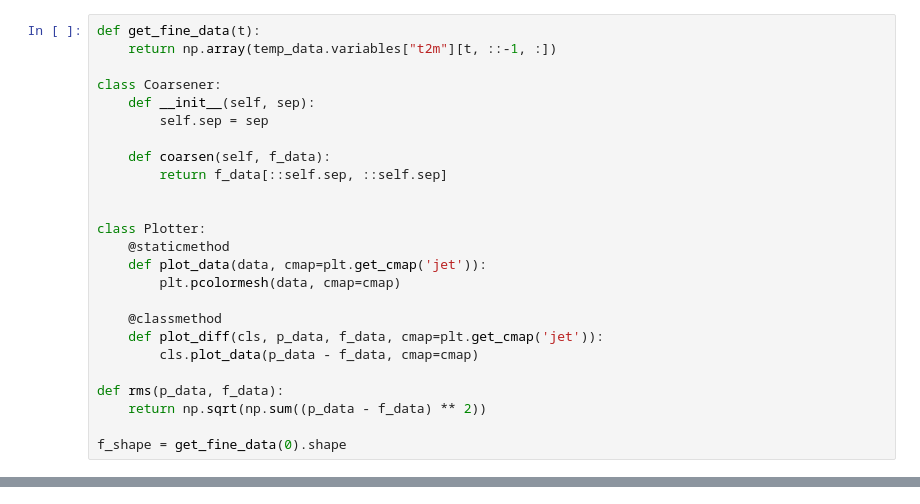
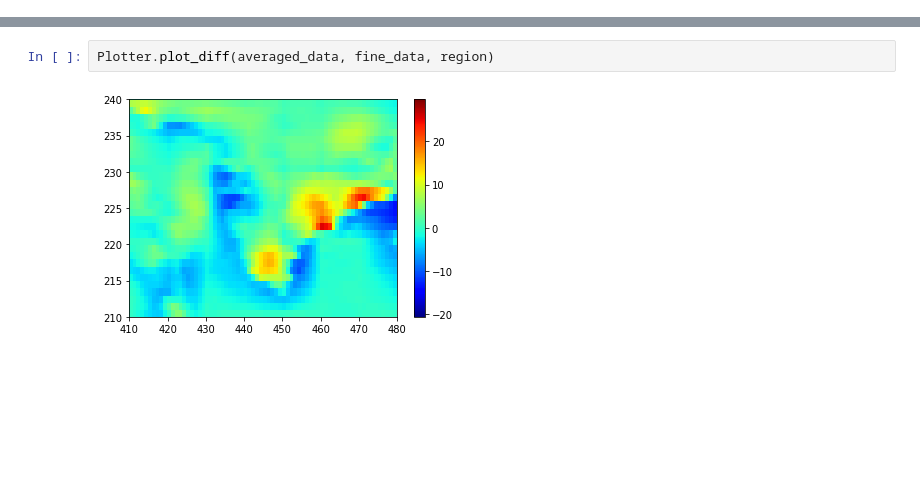
Before and after one commit to patrick-kidger/MPE-CDT-Project, a Jupyter notebook: project.ipynb, the cells around one changed output, grey strips where cells are left out. Saved outputs shown, nothing was run; the diff lists cells and outputs as text; blank space fills up the shorter version.

Commit message:
Added support for the precipitation dataset, and for restricting to looking at only certain regions.

```diff
--- a/project.ipynb
+++ b/project.ipynb
@@ -8,25 +4,0 @@ temp_data = netCDF4.Dataset("data/erai_t2m_daily.nc")  # 'temp' as in 'temperatu
-# %%
-def get_fine_data(t):
-    return np.array(temp_data.variables["t2m"][t, ::-1, :])
-
-class Coarsener:
-    def __init__(self, sep):
-        self.sep = sep
-
-    def coarsen(self, f_data):
-        return f_data[::self.sep, ::self.sep]
-
-
-class Plotter:
-    @staticmethod
-    def plot_data(data, cmap=plt.get_cmap('jet')):
-        plt.pcolormesh(data, cmap=cmap)
-
-    @classmethod
-    def plot_diff(cls, p_data, f_data, cmap=plt.get_cmap('jet')):
-        cls.plot_data(p_data - f_data, cmap=cmap)
-
-def rms(p_data, f_data):
-    return np.sqrt(np.sum((p_data - f_data) ** 2))
-
-f_shape = get_fine_data(0).shape
@@ -80,0 +104,4 @@ Plotter.plot_diff(averaged_data, fine_data)
+# %%
+Plotter.plot_diff(averaged_data, fine_data, region)
+# %% [output]
+[figure, added]
```
Also changed, not shown: parts of 8 cells of this notebook.
